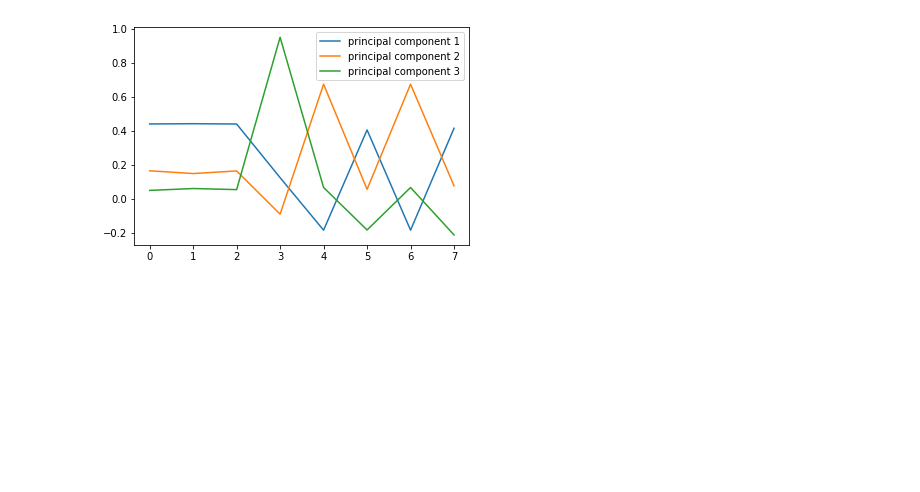
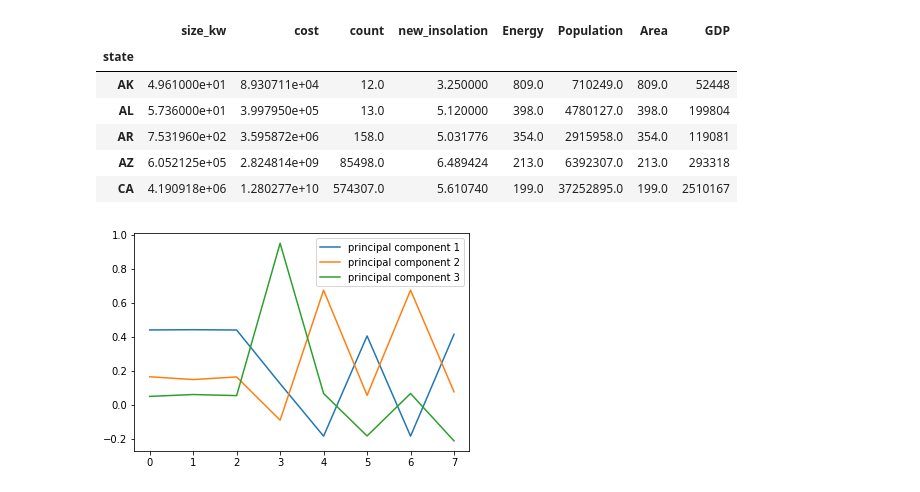
Before and after one commit to kjcaspary/OpenPV-Project, a Jupyter notebook: OpenPV Capstone.ipynb, the cells around one changed output. Cells and saved outputs as stored; diff of their text form; code cells hidden in the pictures; blank space fills up the shorter version.

```diff
--- a/OpenPV Capstone.ipynb
+++ b/OpenPV Capstone.ipynb
@@ -187,14 +222,23 @@ subdf = pandas.merge(subdf,statinf, on='state')
 # %%
 #kdf = subdf[(subdf['install_type'] == 'residential')].groupby('state').sum()[['size_kw','cost','count','rebates']]
 kdf = pandas.DataFrame()
 kdf['size_kw'] = subdf[(subdf['install_type'] == 'residential')].groupby('state').sum()['size_kw']
 kdf['cost'] = subdf[(subdf['install_type'] == 'residential')].groupby('state').sum()['cost']
 kdf['count'] = subdf[(subdf['install_type'] == 'residential')].groupby('state').sum()['count']
 #kdf['rebates'] = subdf[(subdf['install_type'] == 'residential')].groupby('state').sum()['rebates']
 kdf['new_insolation'] = subdf[(subdf['install_type'] == 'residential')].groupby('state').mean()['new_insolation']
 kdf['Energy'] = subdf[(subdf['install_type'] == 'residential')].groupby('state').mean()['Energy']
 kdf['Population'] = subdf[(subdf['install_type'] == 'residential')].groupby('state').mean()['Population']
 kdf['Area'] = subdf[(subdf['install_type'] == 'residential')].groupby('state').mean()['Energy']
 kdf['GDP'] = subdf[(subdf['install_type'] == 'residential')].groupby('state').mean()['GDP']
+kdf.head()
+# %% [output]
+|  | size_kw | cost | count | new_insolation | Energy | Population | Area | GDP |
+| state |  |  |  |  |  |  |  |  |
+| AK | 4.961000e+01 | 8.930711e+04 | 12.0 | 3.250000 | 809.0 | 710249.0 | 809.0 | 52448 |
+| AL | 5.736000e+01 | 3.997950e+05 | 13.0 | 5.120000 | 398.0 | 4780127.0 | 398.0 | 199804 |
+| AR | 7.531960e+02 | 3.595872e+06 | 158.0 | 5.031776 | 354.0 | 2915958.0 | 354.0 | 119081 |
+| AZ | 6.052125e+05 | 2.824814e+09 | 85498.0 | 6.489424 | 213.0 | 6392307.0 | 213.0 | 293318 |
+| CA | 4.190918e+06 | 1.280277e+10 | 574307.0 | 5.610740 | 199.0 | 37252895.0 | 199.0 | 2510167 |
 # %%
 #kdf = subdf[(subdf['install_type'] == 'residential')].groupby('state').sum()[['size_kw','cost','count','rebates']]
```
Also changed, not shown: parts of 27 cells of this notebook.
